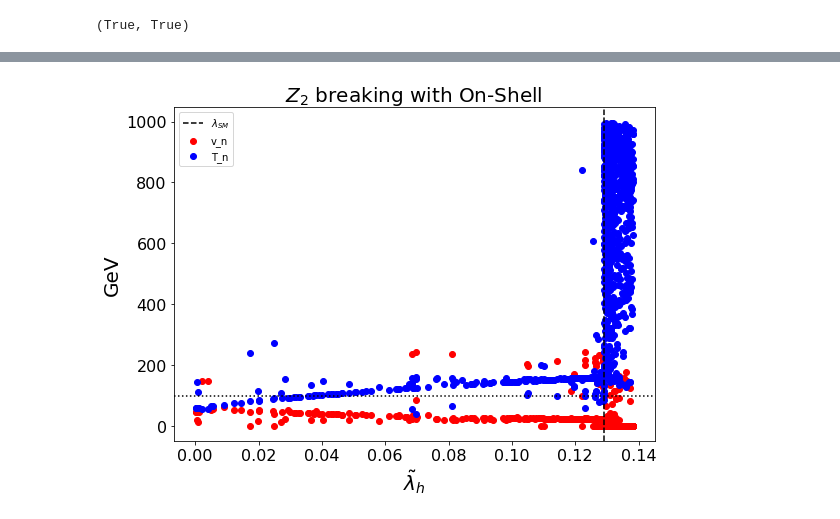
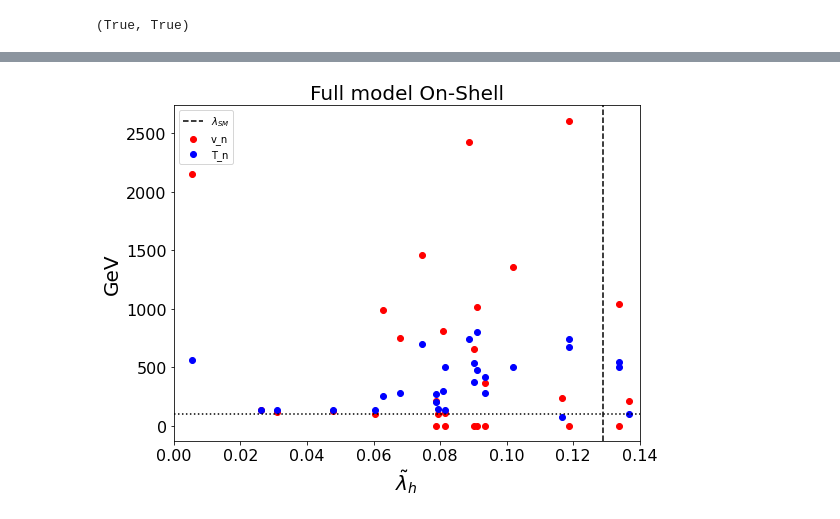
Before and after one commit to PB-316/Z_2breaking-PT-BAU, a Jupyter notebook: Data_Analysis_OnShell.ipynb, the cells around one changed output, grey strips where cells are left out. Drawn from its saved outputs; the diff is of its cells as text; code cells hidden in the pictures.

```diff
--- a/Data_Analysis_OnShell.ipynb
+++ b/Data_Analysis_OnShell.ipynb
@@ -641,26 +699,27 @@ plt.show()
 # %%
 df_OS=pd.read_csv("./SCANS/On_Shell.csv",index_col=[0]).sort_values("alpha_max")
-df_OS_strongFOPT=df_OS[df_OS.alpha_max>1e-5]
+df_OS_strongFOPT=df_OS[df_OS.alpha_max>1e-3]
 
 figure = plt.gcf()
 figure.set_size_inches(8, 6)
 thick_size=16
 label_size=20
 plt.scatter(df_OS_strongFOPT.lamh_tilde,df_OS_strongFOPT.h_low_0,color="r",label="v_n")
 plt.scatter(df_OS_strongFOPT.lamh_tilde,df_OS_strongFOPT.h_low_1,color="r")
 plt.scatter(df_OS_strongFOPT.lamh_tilde,df_OS_strongFOPT.h_low_2,color="r")
 plt.scatter(df_OS_strongFOPT.lamh_tilde,df_OS_strongFOPT.Tnuc_0,color="b",label="T_n")
 plt.scatter(df_OS_strongFOPT.lamh_tilde,df_OS_strongFOPT.Tnuc_1,color="b")
 plt.scatter(df_OS_strongFOPT.lamh_tilde,df_OS_strongFOPT.Tnuc_2,color="b")
+plt.xlim(0,0.14)
 plt.axhline(y=100,linestyle=":",color="k")
 plt.axvline(x=mh**2/2/v**2,linestyle="--",color="k",label="$\\lambda_{SM}$")
 plt.xlabel("$\\tilde{\\lambda}_h$",size=label_size)
 plt.ylabel("GeV",size=label_size)
-plt.title("$Z_2$ breaking with On-Shell ",size=label_size)
+plt.title("Full model On-Shell",size=label_size)
 plt.xticks(fontsize=thick_size)
 plt.yticks(fontsize=thick_size)
 plt.tight_layout()
 plt.legend()
 plt.show()
 # %% [output]
-[figure, old version]
+[figure, new version]
```
Also changed, not shown: parts of 10 cells of this notebook, 31 other files.
